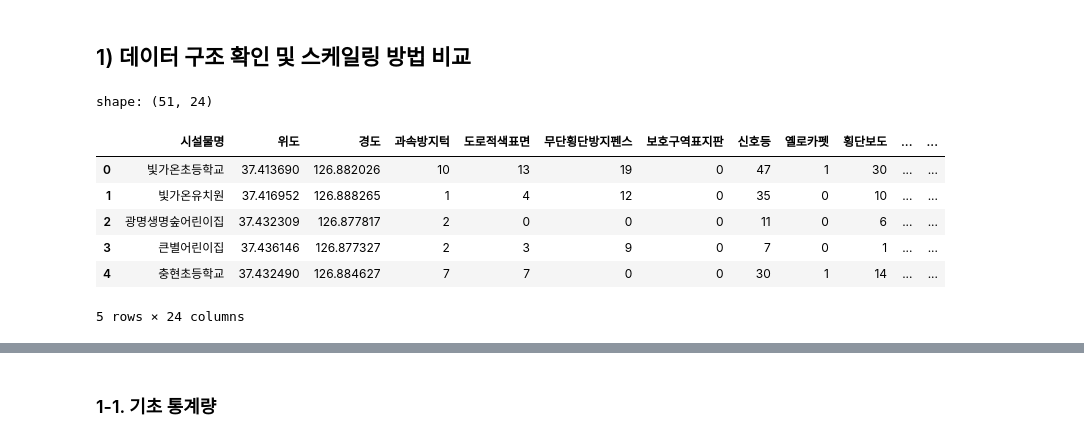
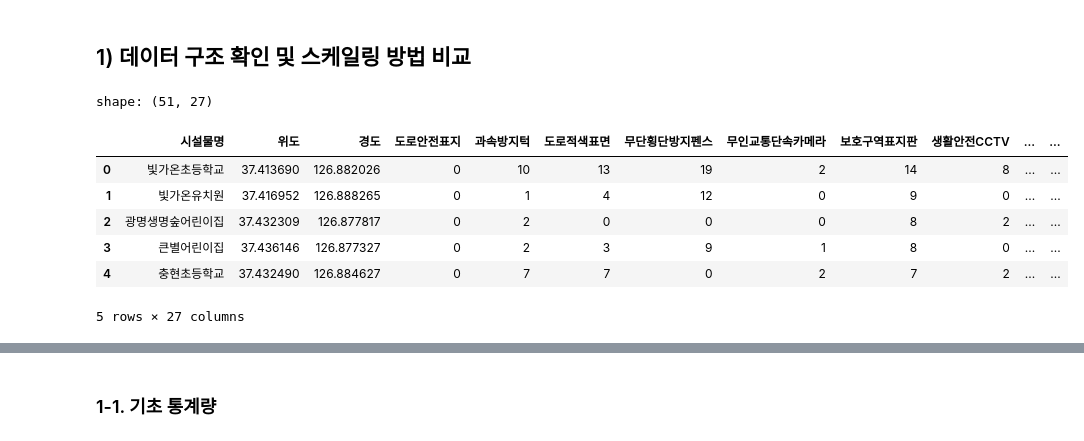
Before and after one commit to jimena1lee/1stProject_MSAI09, a Jupyter notebook: Preprocessing/facility_data_preprocessing_GM.ipynb, the cells around one changed output, grey strips where cells are left out. Saved outputs shown, nothing was run; the diff lists cells and outputs as text; code cells hidden in the pictures.

```diff
--- a/Preprocessing/facility_data_preprocessing_GM.ipynb
+++ b/Preprocessing/facility_data_preprocessing_GM.ipynb
@@ -14,15 +14,15 @@ plt.rcParams['axes.unicode_minus'] = False
 ## 1) 데이터 구조 확인 및 스케일링 방법 비교
 # %%
 # final 광명시 데이터 불러오기
-final_df = pd.read_csv('./raw-data/5_gwangmyung_final_dataset.csv', encoding='cp949')
+final_df = pd.read_csv('./data/5_gwangmyung_final_dataset.csv')
 print(f"shape: {final_df.shape}")
 final_df.head()
 # %% [output]
-shape: (51, 24)
+shape: (51, 27)
-|  | 시설물명 | 위도 | 경도 | 과속방지턱 | 도로적색표면 | 무단횡단방지펜스 | 보호구역표지판 | 신호등 | 옐로카펫 | 횡단보도 | ... | ... |
-| 0 | 빛가온초등학교 | 37.413690 | 126.882026 | 10 | 13 | 19 | 0 | 47 | 1 | 30 | ... | ... |
-| 1 | 빛가온유치원 | 37.416952 | 126.888265 | 1 | 4 | 12 | 0 | 35 | 0 | 10 | ... | ... |
-| 2 | 광명생명숲어린이집 | 37.432309 | 126.877817 | 2 | 0 | 0 | 0 | 11 | 0 | 6 | ... | ... |
-| 3 | 큰별어린이집 | 37.436146 | 126.877327 | 2 | 3 | 9 | 0 | 7 | 0 | 1 | ... | ... |
-| 4 | 충현초등학교 | 37.432490 | 126.884627 | 7 | 7 | 0 | 0 | 30 | 1 | 14 | ... | ... |
+|  | 시설물명 | 위도 | 경도 | 도로안전표지 | 과속방지턱 | 도로적색표면 | 무단횡단방지펜스 | 무인교통단속카메라 | 보호구역표지판 | 생활안전CCTV | ... | ... |
+| 0 | 빛가온초등학교 | 37.413690 | 126.882026 | 0 | 10 | 13 | 19 | 2 | 14 | 8 | ... | ... |
+| 1 | 빛가온유치원 | 37.416952 | 126.888265 | 0 | 1 | 4 | 12 | 0 | 9 | 0 | ... | ... |
+| 2 | 광명생명숲어린이집 | 37.432309 | 126.877817 | 0 | 2 | 0 | 0 | 0 | 8 | 2 | ... | ... |
+| 3 | 큰별어린이집 | 37.436146 | 126.877327 | 0 | 2 | 3 | 9 | 1 | 8 | 0 | ... | ... |
+| 4 | 충현초등학교 | 37.432490 | 126.884627 | 0 | 7 | 7 | 0 | 2 | 7 | 2 | ... | ... |
-5 rows × 24 columns
+5 rows × 27 columns
```
Also changed, not shown: parts of 12 cells of this notebook, 23 other files.
